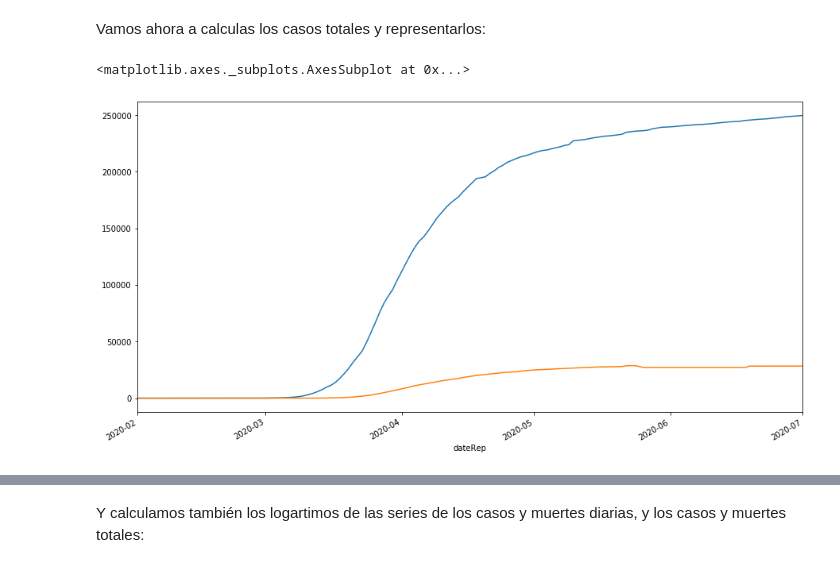
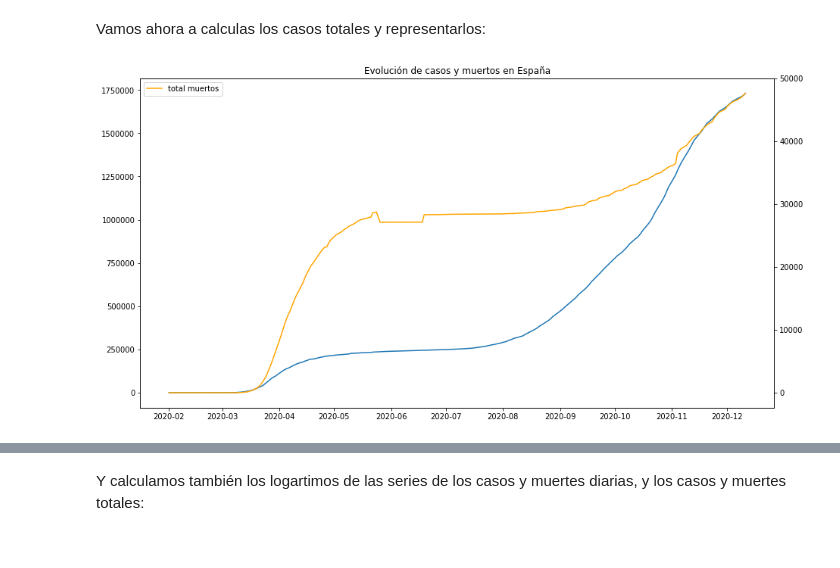
Before and after one commit to IllanL/analisis_coronavirus, a Jupyter notebook: 3) Análisis de datos por países/Análisis de datos por países.ipynb, the cells around one changed output, grey strips where cells are left out. Saved outputs shown, nothing was run; the diff lists cells and outputs as text; code cells hidden in the pictures.

```diff
--- a/3) Análisis de datos por países/Análisis de datos por países.ipynb
+++ b/3) Análisis de datos por países/Análisis de datos por países.ipynb
@@ -221,9 +223,12 @@ Vamos ahora a calculas los casos totales y representarlos:
 datos[['tot_cases','tot_deaths']] = datos.groupby('countries')[['cases','deaths']].cumsum()
 # %%
 datos['deaths/cases'] = datos['tot_deaths']/datos['tot_cases'].fillna(0)
-# %%
-datos.loc[(datos['countries'] == 'Spain') & (datos['cases']>0), 'tot_cases'].plot()
-datos.loc[(datos['countries'] == 'Spain') & (datos['cases']>0), 'tot_deaths'].plot()
-# %% [output]
-<matplotlib.axes._subplots.AxesSubplot at 0x...>
-[figure, removed]
+# %%
+datos_esp = datos.loc[(datos['countries'] == 'Spain') & (datos['cases']>0),:]
+plt.plot(datos_esp.index, datos_esp['tot_cases'], label = 'total casos')
+plt.twinx()
+plt.plot(datos_esp.index, datos_esp['tot_deaths'], label = 'total muertos', color='orange')
+plt.legend()
+plt.title('Evolución de casos y muertos en España');
+# %% [output]
+[figure, added]
```
Also changed, not shown: parts of 15 cells of this notebook, 4 other files.
